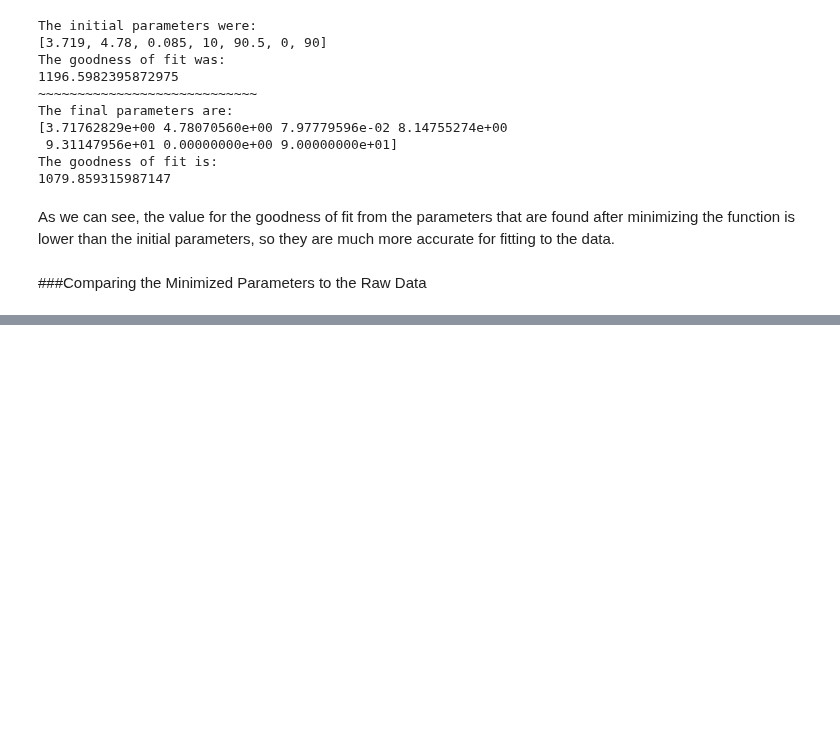
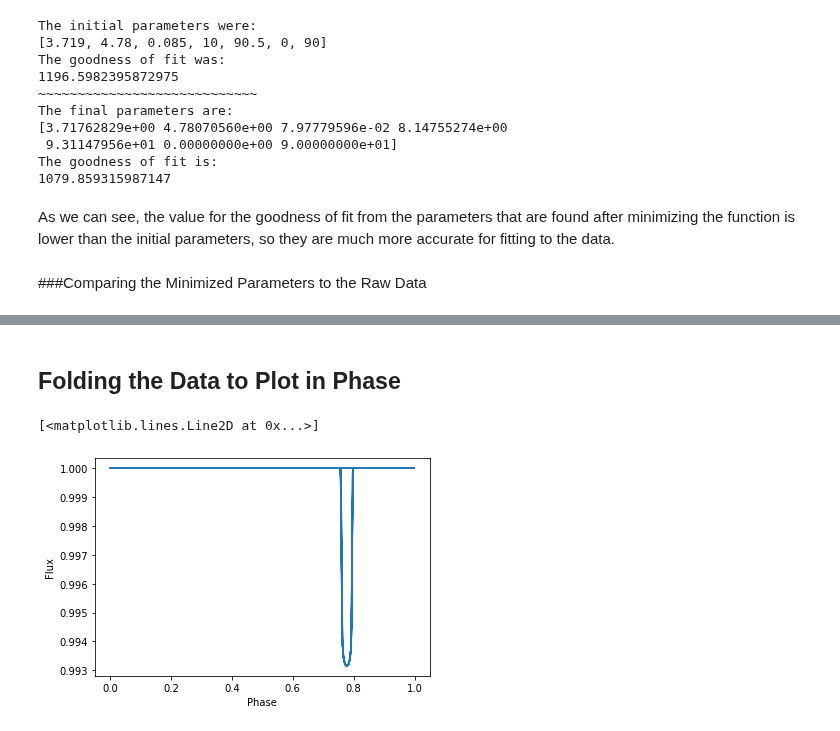
Before and after one commit to Hamza-Suleman/transiting-exoplanets, a Jupyter notebook: Dummy_Transit.ipynb, the cells around one changed output, grey strips where cells are left out. Cells and saved outputs as stored; diff of their text form; code cells hidden in the pictures; blank space fills up the shorter version.

Commit message:
Folded data and plotted in phase

```diff
--- a/Dummy_Transit.ipynb
+++ b/Dummy_Transit.ipynb
@@ -233,0 +234,22 @@ plt.show()
+# %% [markdown]
+## Folding the Data to Plot in Phase
+# %%
+phase = np.mod(raw_time,final_params[1])/final_params[1]
+params = batman.TransitParams()
+params.t0 = final_params[0]                      #time of inferior conjunction
+params.per = final_params[1]                     #orbital period
+params.rp = final_params[2]                      #planet radius (in units of stellar radii)
+params.a = final_params[3]                       #semi-major axis (in units of stellar radii)
+params.inc = final_params[4]                     #orbital inclination (in degrees)
+params.ecc = final_params[5]                     #eccentricity
+params.w = final_params[6]                       #longitude of periastron (in degrees)
+params.u = [0.1, 0.3]                            #limb darkening coefficients [u1, u2]
+params.limb_dark = "quadratic"                   #limb darkening model
+final_model = batman.TransitModel(params, raw_time)     #initializes model
+final_flux = final_model.light_curve(params)               #calculates light curve
+plt.xlabel("Phase")
+plt.ylabel("Flux")
+plt.plot(phase,final_flux)
+# %% [output]
+[<matplotlib.lines.Line2D at 0x...>]
+[figure, added]
```
Also changed, not shown: parts of 5 cells of this notebook.
